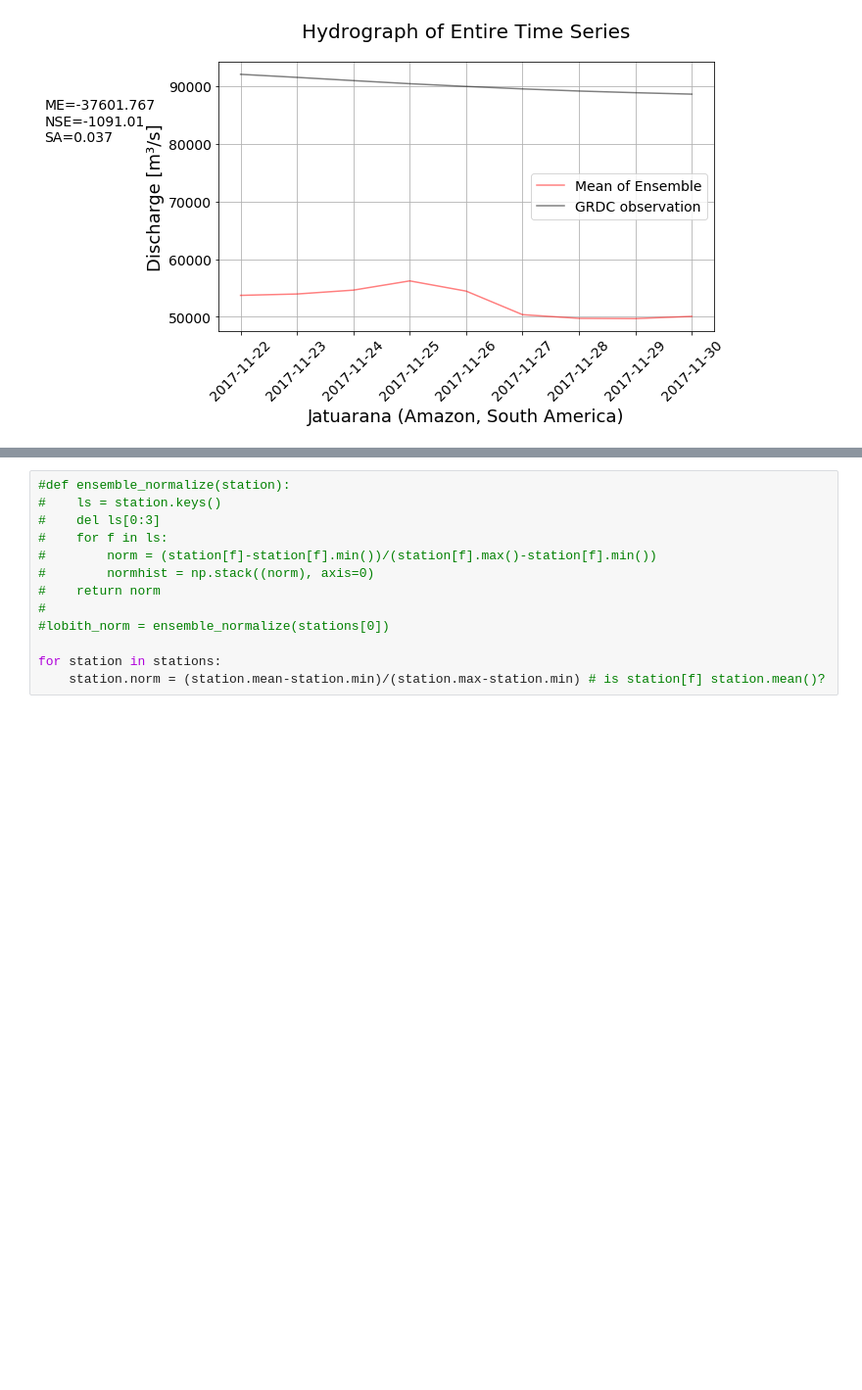
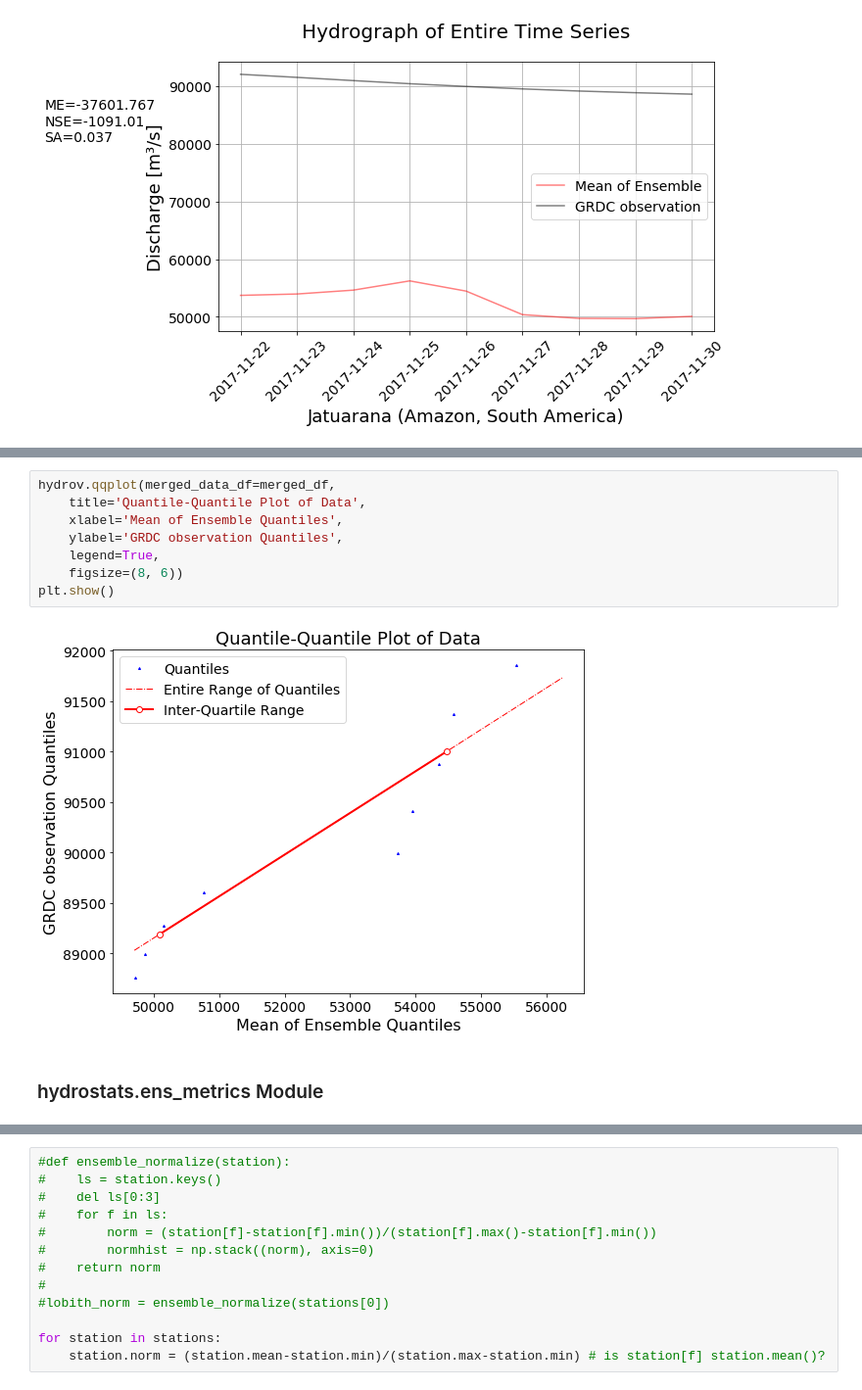
Before and after one commit to eWaterCycle/hydro-analyses, a Jupyter notebook: eosc_pilot/eosc_pilot_ensemble_analysis.ipynb, the cells around one changed output, grey strips where cells are left out. Shown at 98% size. Saved outputs shown, nothing was run; the diff lists cells and outputs as text; blank space fills up the shorter version.

```diff
--- a/eosc_pilot/eosc_pilot_ensemble_analysis.ipynb
+++ b/eosc_pilot/eosc_pilot_ensemble_analysis.ipynb
@@ -214,0 +238,12 @@ plt.show()
+# %%
+hydrov.qqplot(merged_data_df=merged_df,
+    title='Quantile-Quantile Plot of Data',
+    xlabel='Mean of Ensemble Quantiles',
+    ylabel='GRDC observation Quantiles',
+    legend=True,
+    figsize=(8, 6))
+plt.show()
+# %% [output]
+[figure, added]
+# %% [markdown]
+### hydrostats.ens_metrics Module
```
Also changed, not shown: parts of 7 cells of this notebook.
